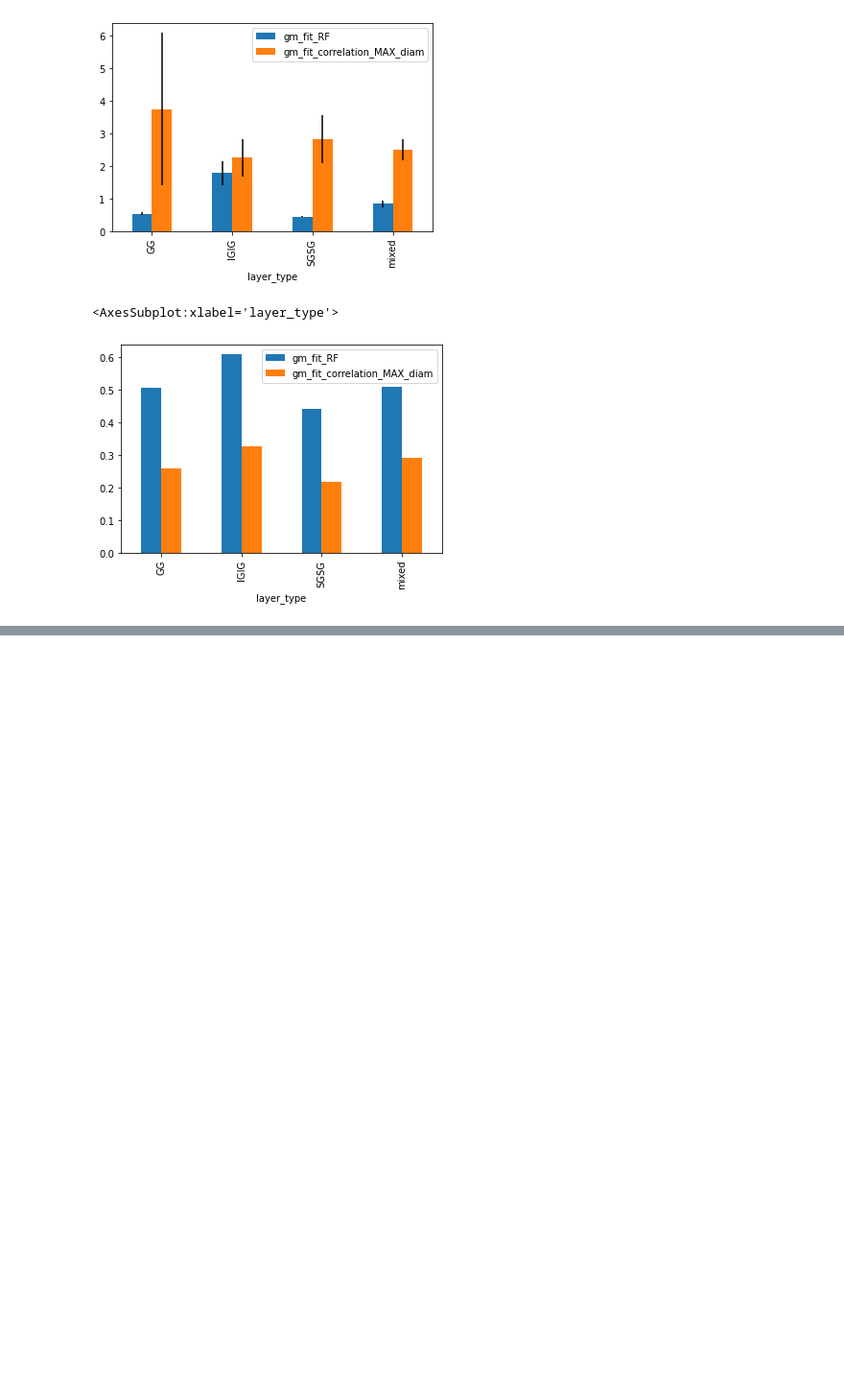
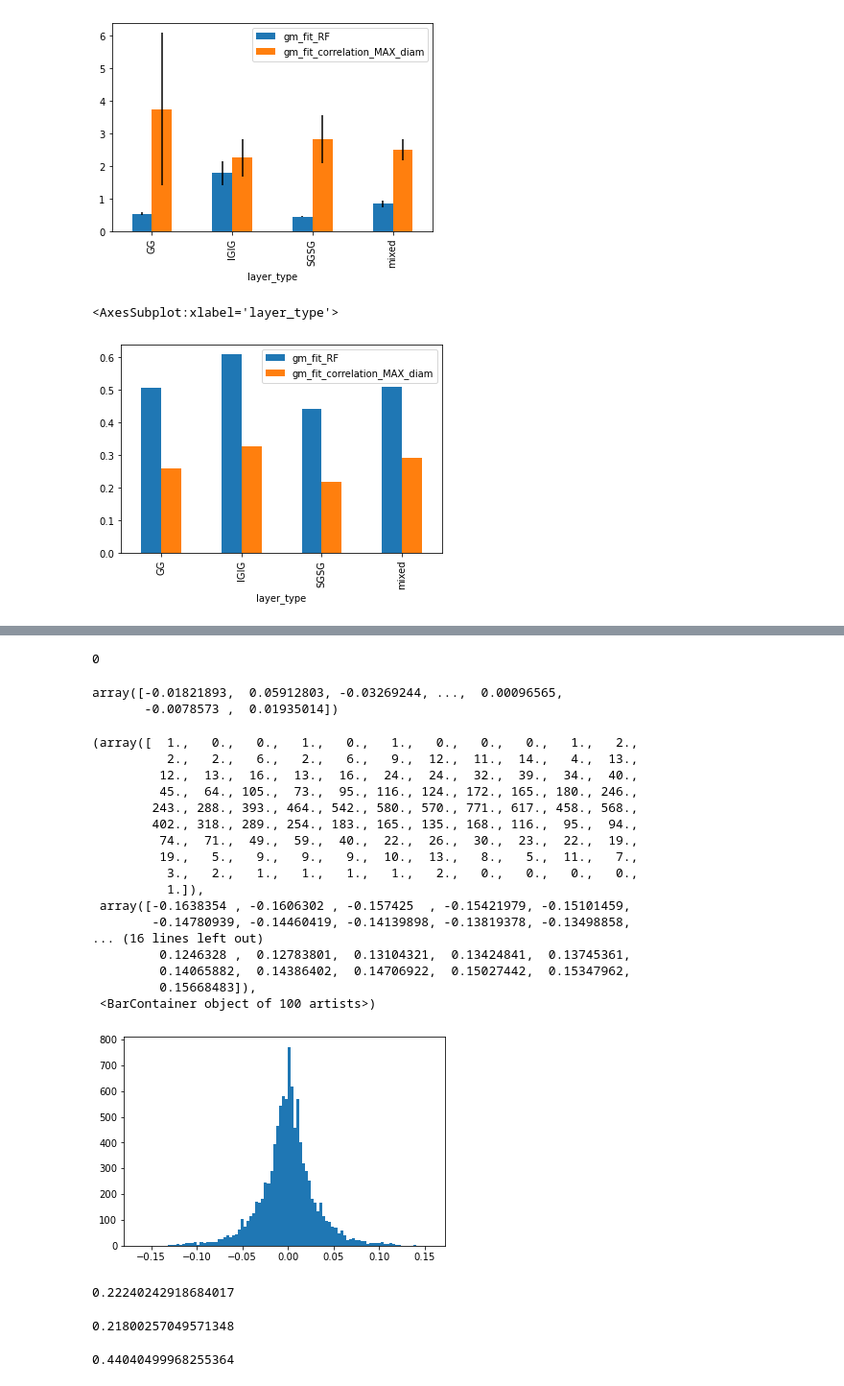
Before and after one commit to nurminenlab/variability-sizetuning-analysis, a Jupyter notebook: notebooks/correlation-notebook-2022-01-20.ipynb, the cells around one changed output, grey strips where cells are left out. Shown at 96% size. Drawn from its saved outputs; the diff is of its cells as text; code cells hidden in the pictures; blank space fills up the shorter version.

```diff
--- a/notebooks/correlation-notebook-2022-01-20.ipynb
+++ b/notebooks/correlation-notebook-2022-01-20.ipynb
@@ -485,2 +523,35 @@ for i in range(n_boots):
+# %%
+SG_pool = np.concatenate([SG['gm_fit_RF'],SG['gm_fit_correlation_MAX_diam']])
+G_pool = np.concatenate([G['gm_fit_RF'],G['gm_fit_correlation_MAX_diam']])
+IG_pool = np.concatenate([IG['gm_fit_RF'],IG['gm_fit_correlation_MAX_diam']])
+MX_pool = np.concatenate([MX['gm_fit_RF'],MX['gm_fit_correlation_MAX_diam']])
+
+delta_median_SG = np.nan * np.ones(n_boots)
+delta_median_G  = np.nan * np.ones(n_boots)
+delta_median_IG = np.nan * np.ones(n_boots)
+delta_median_MX = np.nan * np.ones(n_boots)
+
+for i in range(n_boots):
+    # SG
+    idx = np.random.randint(0,len(SG_pool),len(SG_pool))
+    idx2 = np.random.randint(0,len(SG_pool),len(SG_pool))
+    delta_median_SG[i] = np.nanmedian(SG_pool[idx[:len(SG)]]) - np.nanmedian(SG_pool[idx2[:len(SG)]])
+    # G
+    idx = np.random.randint(0,len(G_pool),len(G_pool))
+    idx2 = np.random.randint(0,len(G_pool),len(G_pool))
+    delta_median_G[i] = np.median(G_pool[idx[:len(G)]]) - np.median(G_pool[idx2[:len(G)]])
+    # IG
+    idx = np.random.randint(0,len(IG_pool),len(IG_pool))
+    idx2 = np.random.randint(0,len(IG_pool),len(IG_pool))
+    delta_median_IG[i] = np.median(IG_pool[idx[:len(IG)]]) - np.median(IG_pool[idx2[:len(IG)]])
+    # MX
+    idx = np.random.randint(0,len(MX_pool),len(MX_pool))
+    idx2 = np.random.randint(0,len(MX_pool),len(MX_pool))
+    delta_median_MX[i] = np.median(MX_pool[idx[:len(MX)]]) - np.median(MX_pool[idx2[:len(MX)]])
+
+SG_thr = SG['gm_fit_RF'].median() - SG['gm_fit_correlation_MAX_diam'].median()
+G_thr = G['gm_fit_RF'].median() - G['gm_fit_correlation_MAX_diam'].median()
+IG_thr = IG['gm_fit_RF'].median() - IG['gm_fit_correlation_MAX_diam'].median()
+MX_thr = MX['gm_fit_RF'].median() - MX['gm_fit_correlation_MAX_diam'].median()
 # %%
 ax = plt.subplot(1,1,1)
@@ -494,0 +637,42 @@ plt.savefig(FIG_dir + 'F5Q-correlation-MAX-diam-VS-RF.svg')
+# %%
+np.sum(delta_median_SG > SG_thr)
+# %% [output]
+0
+# %%
+delta_median_SG
+# %% [output]
+array([-0.01821893,  0.05912803, -0.03269244, ...,  0.00096565,
+       -0.0078573 ,  0.01935014])
+# %%
+plt.hist(delta_median_SG,bins=100)
+# %% [output]
+(array([  1.,   0.,   0.,   1.,   0.,   1.,   0.,   0.,   0.,   1.,   2.,
+          2.,   2.,   6.,   2.,   6.,   9.,  12.,  11.,  14.,   4.,  13.,
+         12.,  13.,  16.,  13.,  16.,  24.,  24.,  32.,  39.,  34.,  40.,
+         45.,  64., 105.,  73.,  95., 116., 124., 172., 165., 180., 246.,
+        243., 288., 393., 464., 542., 580., 570., 771., 617., 458., 568.,
+        402., 318., 289., 254., 183., 165., 135., 168., 116.,  95.,  94.,
+         74.,  71.,  49.,  59.,  40.,  22.,  26.,  30.,  23.,  22.,  19.,
+         19.,   5.,   9.,   9.,   9.,  10.,  13.,   8.,   5.,  11.,   7.,
+          3.,   2.,   1.,   1.,   1.,   1.,   2.,   0.,   0.,   0.,   0.,
+          1.]),
+ array([-0.1638354 , -0.1606302 , -0.157425  , -0.15421979, -0.15101459,
+        -0.14780939, -0.14460419, -0.14139898, -0.13819378, -0.13498858,
+... (16 lines left out)
+         0.1246328 ,  0.12783801,  0.13104321,  0.13424841,  0.13745361,
+         0.14065882,  0.14386402,  0.14706922,  0.15027442,  0.15347962,
+         0.15668483]),
+ <BarContainer object of 100 artists>)
+[figure, added]
+# %%
+SG_thr
+# %% [output]
+0.22240242918684017
+# %%
+SG['gm_fit_correlation_MAX_diam'].median()
+# %% [output]
+0.21800257049571348
+# %%
+SG['gm_fit_RF'].median()
+# %% [output]
+0.44040499968255364
```
Also changed, not shown: parts of 10 cells of this notebook, 1 other file.
